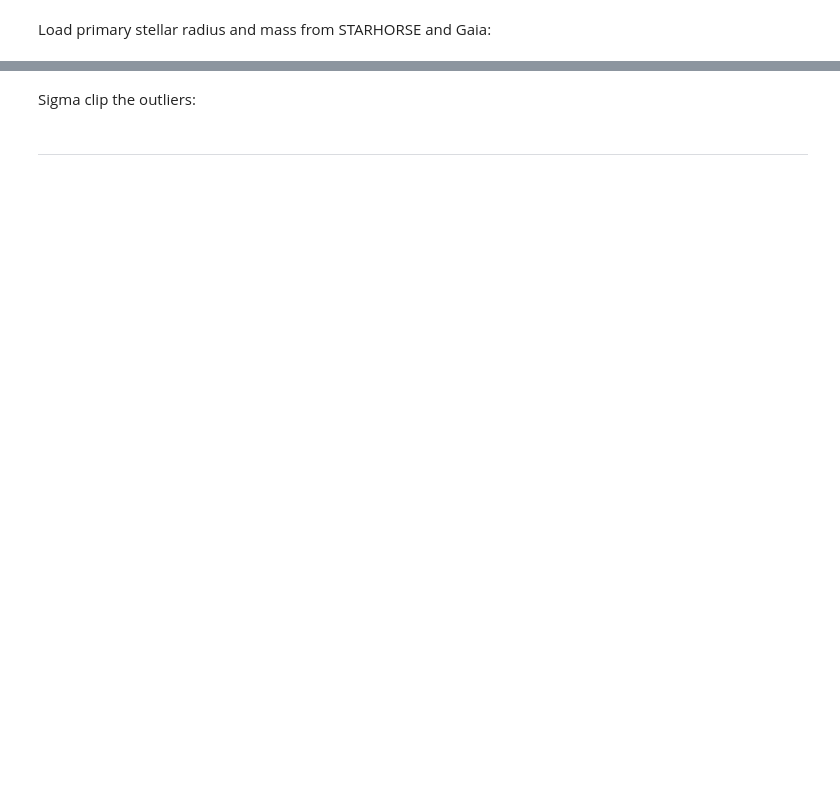
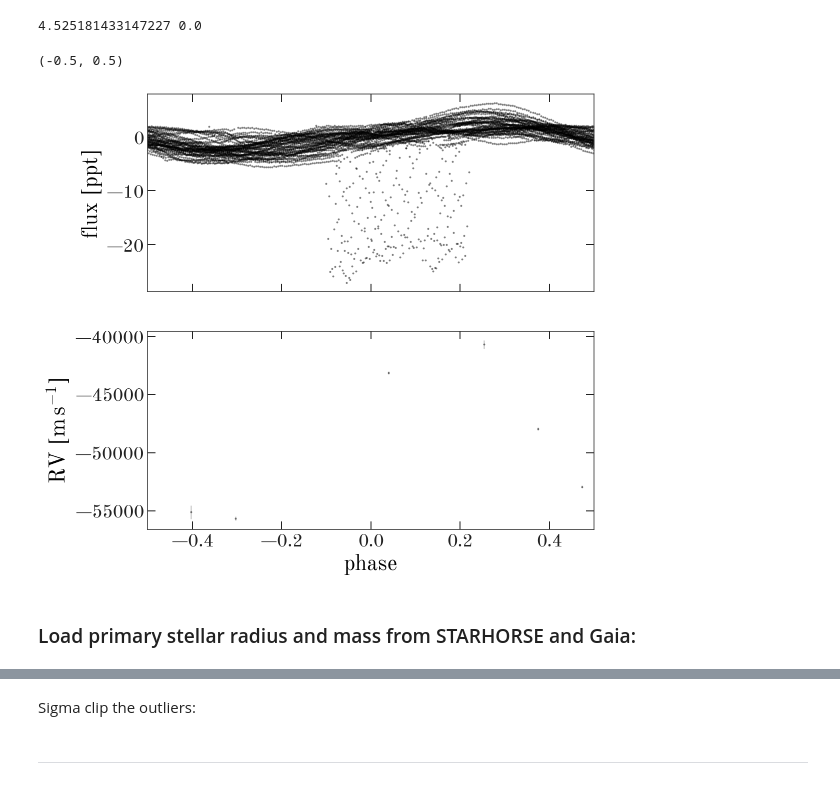
Before and after one commit to adrn/apogee-kepler-binaries, a Jupyter notebook: notebooks/Fit-2M19331065+4102072.ipynb, the cells around one changed output, grey strips where cells are left out. Drawn from its saved outputs; the diff is of its cells as text; code cells hidden in the pictures; blank space fills up the shorter version.

```diff
--- a/notebooks/Fit-2M19331065+4102072.ipynb
+++ b/notebooks/Fit-2M19331065+4102072.ipynb
@@ -137,5 +109,28 @@ for xxx in np.arange(0, 10) * est_rot_period:
+# %%
+m = ~ecl1['eclipse_mask'] & ~ecl2['eclipse_mask']
+results = xo.estimators.lomb_scargle_estimator(
+    raw_data.flux_t[m],
+    raw_data.flux_ppt[m],
+    yerr=raw_data.flux_ppt_err[m],
+    max_peaks=1, min_period=2.0, max_period=100.0, samples_per_peak=50
+)
+ls = results["ls"]
+peak = results["peaks"][0]
+
+est_rot_period = peak['period']
+print(est_rot_period,
+      ls.false_alarm_probability(ls.power(1 / est_rot_period)))
+# %% [output]
+4.525181433147227 0.0
+# %%
+fig = raw_data.plot(P=est_rot_period,
+                    alpha=0.5)
+fig.axes[0].set_xlim(-0.5, 0.5)
+# %% [output]
+(-0.5, 0.5)
+[figure, added]
 # %% [markdown]
-Load primary stellar radius and mass from STARHORSE and Gaia:
+### Load primary stellar radius and mass from STARHORSE and Gaia:
 # %%
 M_star = row['mass'][0], row['mass_err'][0]
 R_star = row['radius_val'][0], row['radius_val'][0] - row['radius_percentile_lower'][0]
```
Also changed, not shown: parts of 50 cells of this notebook.
